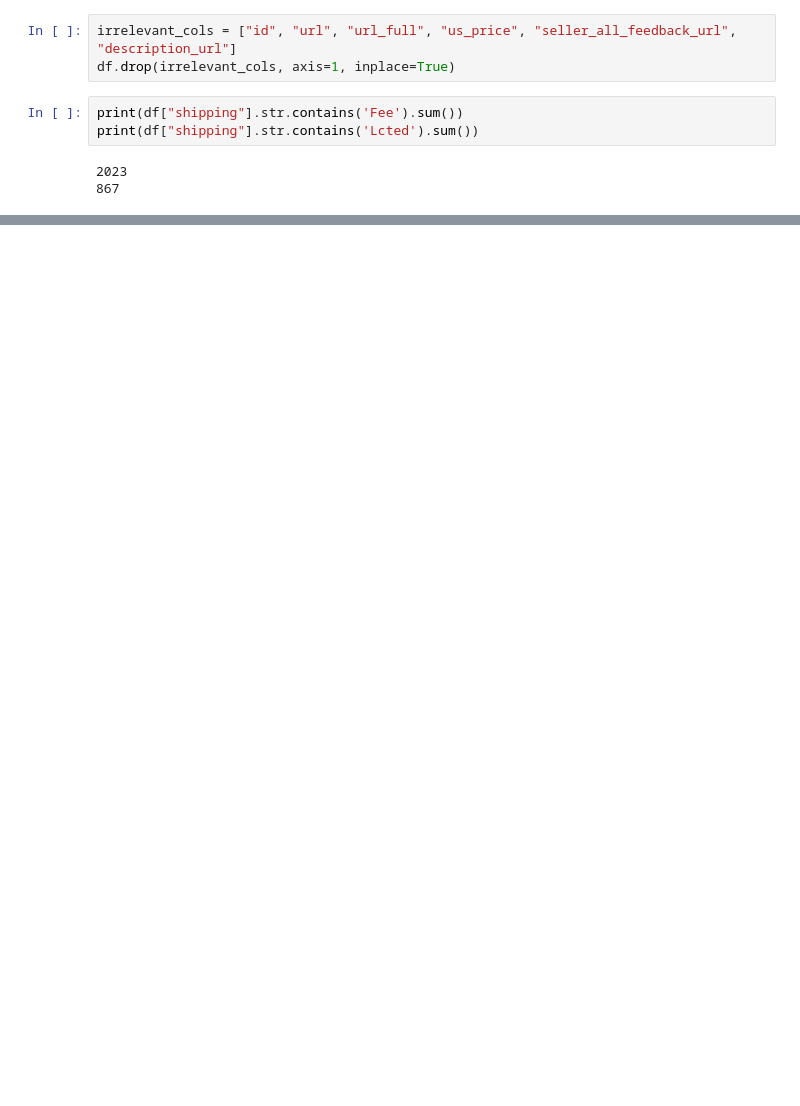
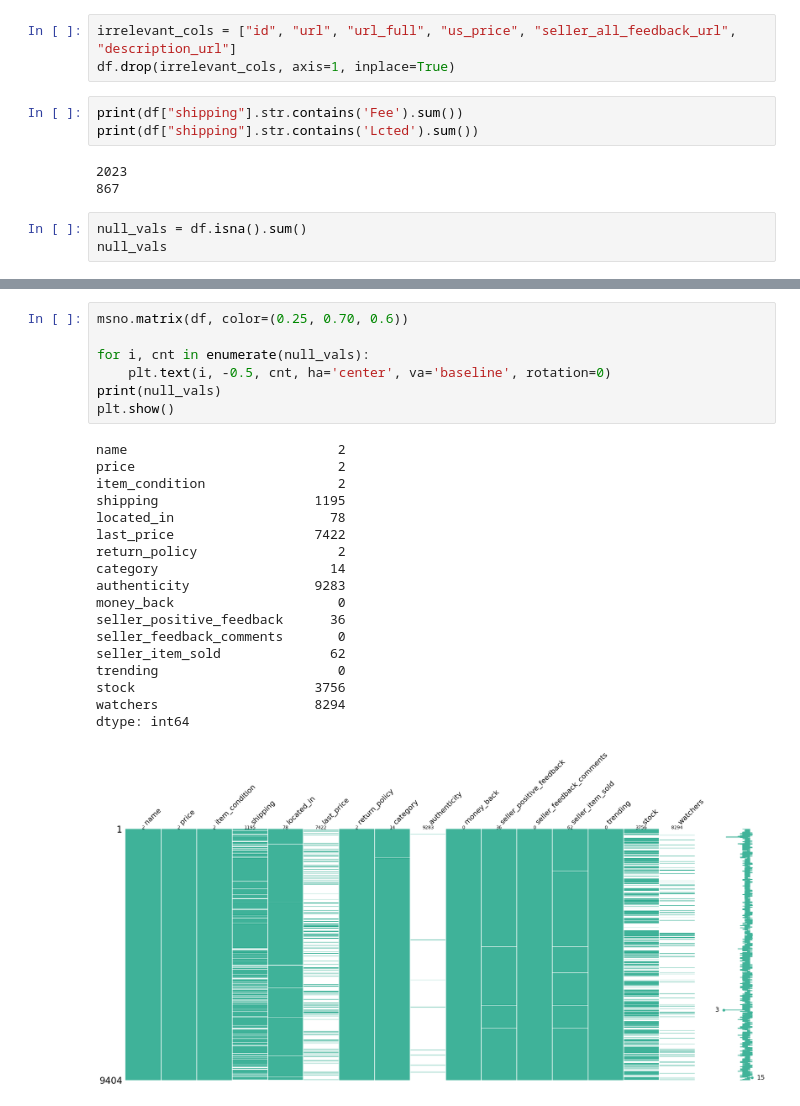
Before and after one commit to JaxSulav/PriceProphet, a Jupyter notebook: Data Processing/dc.ipynb, the cells around one changed output, grey strips where cells are left out. Saved outputs shown, nothing was run; the diff lists cells and outputs as text; blank space fills up the shorter version.

Commit message:
[Data Cleaning]
- Deal with null values
- Apply a set of feature engineerings to few columns
- Export to a new csv file

```diff
--- a/Data Processing/dc.ipynb
+++ b/Data Processing/dc.ipynb
@@ -33,3 +39,6 @@ print(df["shipping"].str.contains('Lcted').sum())
 # %% [output]
 2023
 867
+# %%
+null_vals = df.isna().sum()
+null_vals
@@ -35,0 +79,26 @@ print(df["shipping"].str.contains('Lcted').sum())
+# %%
+msno.matrix(df, color=(0.25, 0.70, 0.6))
+
+for i, cnt in enumerate(null_vals):
+    plt.text(i, -0.5, cnt, ha='center', va='baseline', rotation=0)
+print(null_vals)
+plt.show()
+# %% [output]
+name                           2
+price                          2
+item_condition                 2
+shipping                    1195
+located_in                    78
+last_price                  7422
+return_policy                  2
+category                      14
+authenticity                9283
+money_back                     0
+seller_positive_feedback      36
+seller_feedback_comments       0
+seller_item_sold              62
+trending                       0
+stock                       3756
+watchers                    8294
+dtype: int64
+[figure, added]
```
Also changed, not shown: parts of 32 cells of this notebook.
